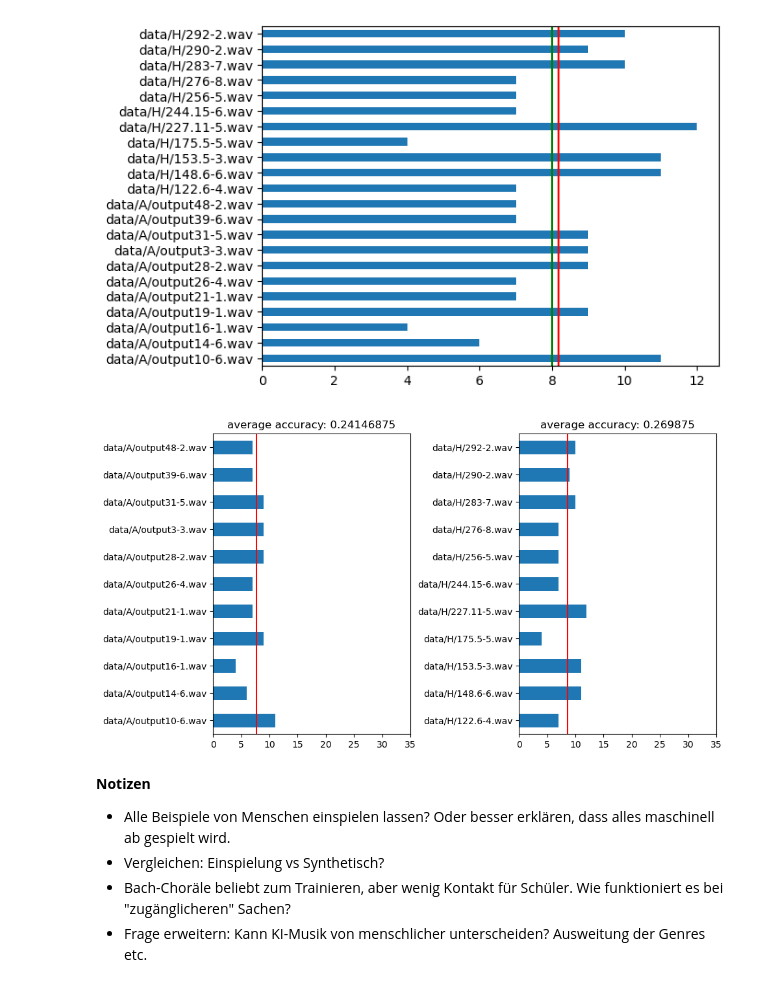
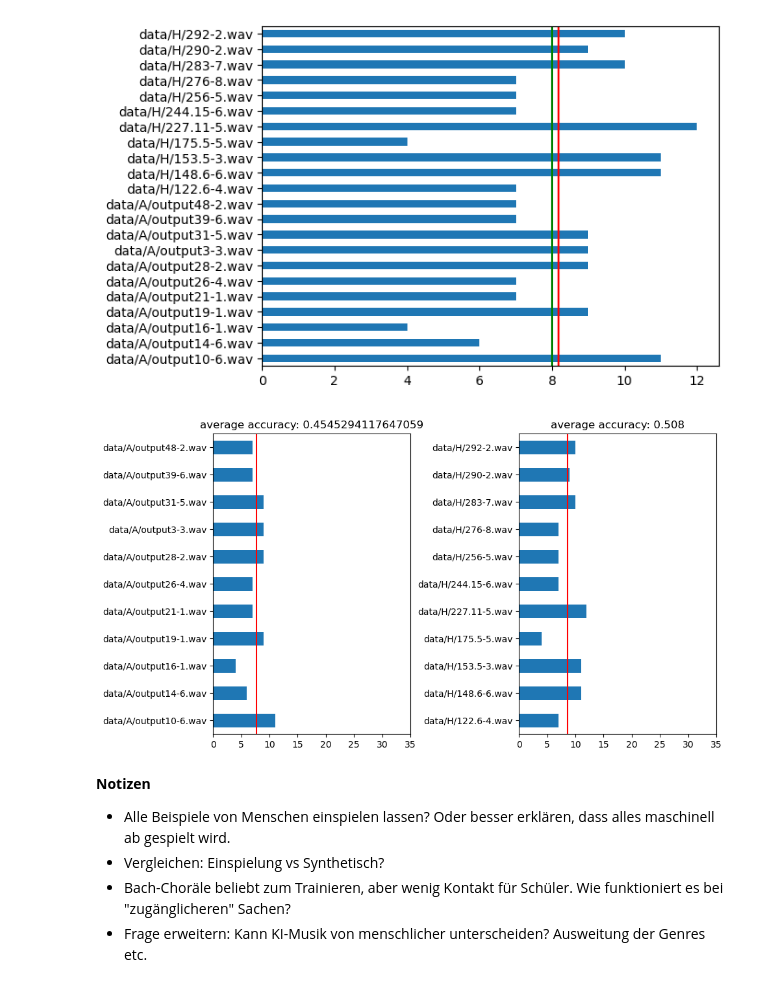
Before and after one commit to jasonvla/bachAndNotagenCorpora, a Jupyter notebook: results.ipynb, the cells around one changed output. Cells and saved outputs as stored; diff of their text form; code cells hidden in the pictures.

```diff
--- a/results.ipynb
+++ b/results.ipynb
@@ -150,3 +153,0 @@ Length: 17, dtype: datetime64[ns, UTC]
-# %%
-df = df.sort_values(by=["timestamp", "participant_id"])
-df.head()
@@ -184,13 +180,15 @@ responses_A, responses_H = responses_piece[:11], responses_piece[11:]
 # %%
+responses_A, responses_H = responses_piece[:11], responses_piece[11:]
+
 _, axes = plt.subplots(1,2, figsize=(10,6), gridspec_kw={"wspace": .55})
 for i, r in enumerate([responses_A, responses_H]):
     r.plot(kind="barh", ax=axes[i])
     avg = round(r.mean(), 3)
     axes[i].axvline(avg, c="red")
-    axes[i].set_title(f"average accuracy: {avg/32}")
+    axes[i].set_title(f"average accuracy: {avg/17}")
     axes[i].set_xlim(0,35)
 # %% [output]
-[figure, old version]
+[figure, new version]
 # %% [markdown]
 **Notizen**
 
```
Also changed, not shown: parts of 27 cells of this notebook.
